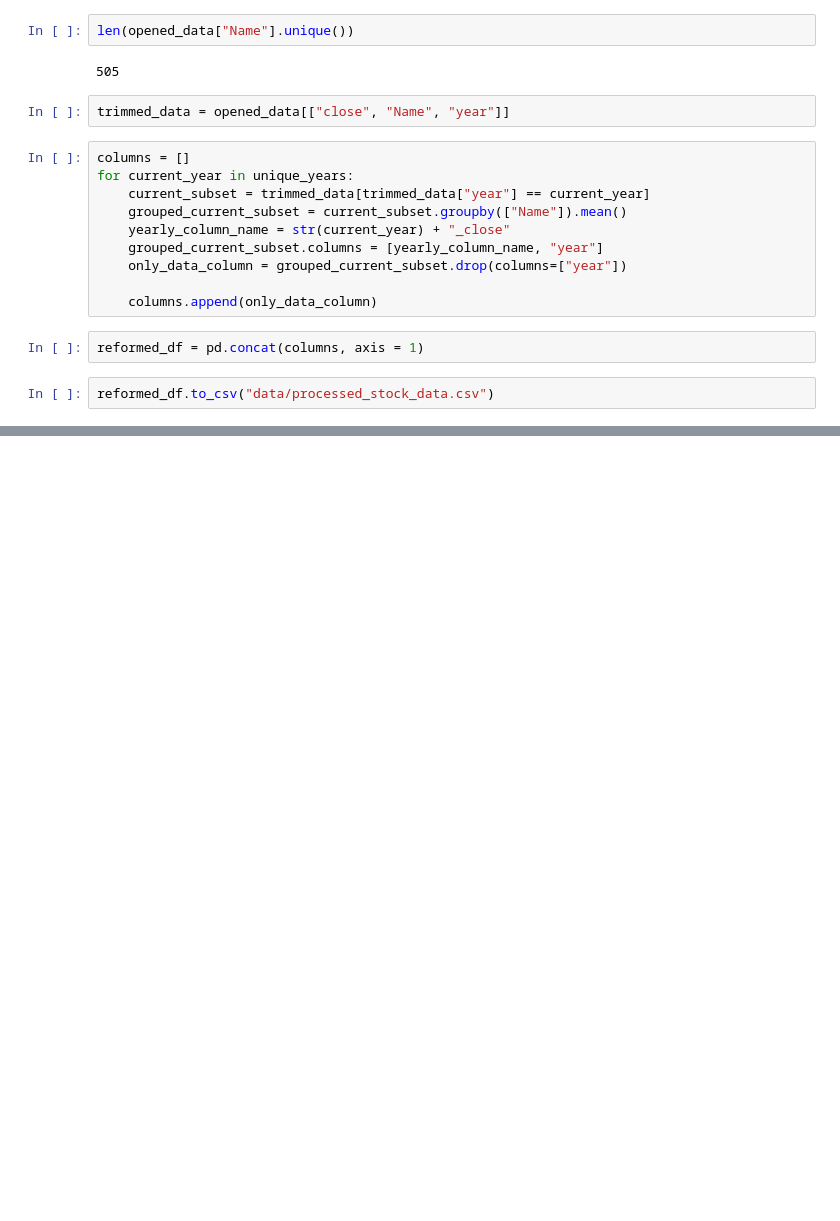
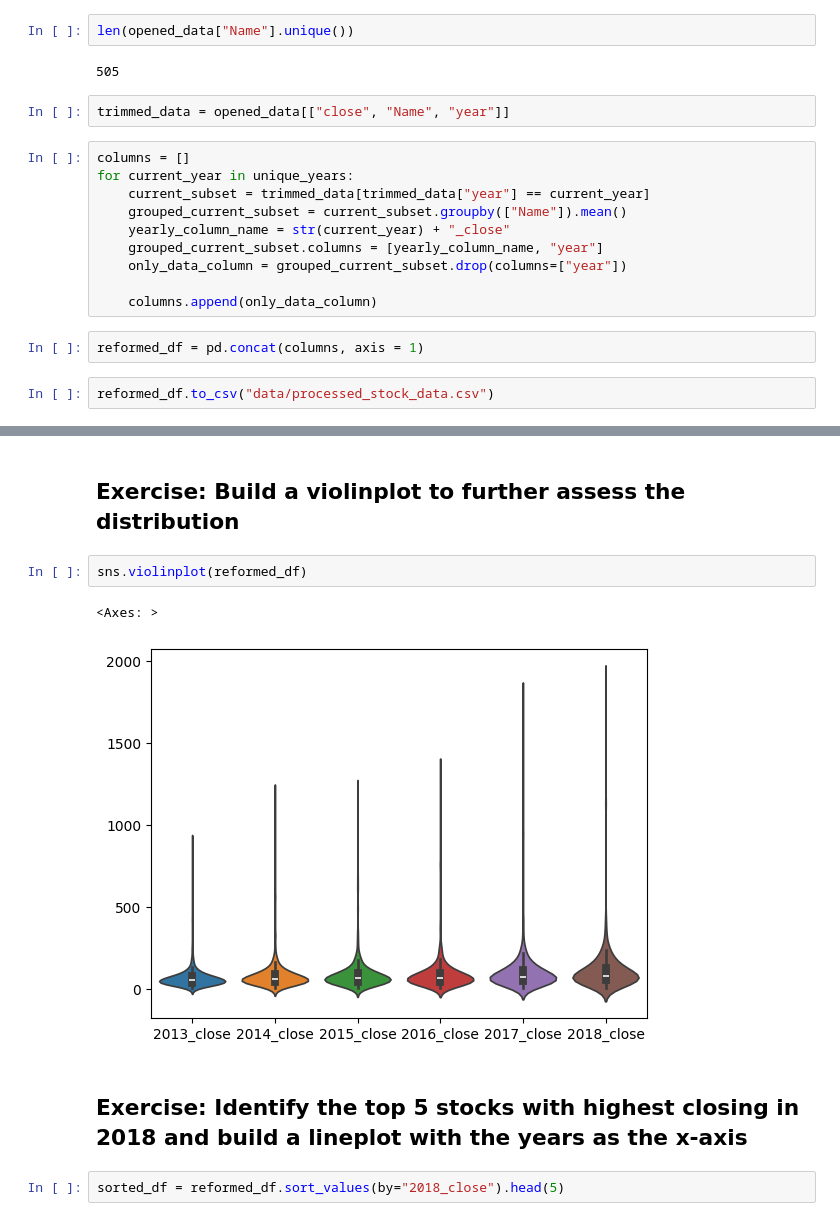
Before and after one commit to DARR97/Workshop_5_6, a Jupyter notebook: workshop_pratica.ipynb, the cells around one changed output, grey strips where cells are left out. Drawn from its saved outputs; the diff is of its cells as text; blank space fills up the shorter version.

```diff
--- a/workshop_pratica.ipynb
+++ b/workshop_pratica.ipynb
@@ -134,0 +174,11 @@ reformed_df.to_csv("data/processed_stock_data.csv")
+# %% [markdown]
+## Exercise: Build a violinplot to further assess the distribution
+# %%
+sns.violinplot(reformed_df)
+# %% [output]
+<Axes: >
+[figure, added]
+# %% [markdown]
+## Exercise: Identify the top 5 stocks with highest closing in 2018 and build a lineplot with the years as the x-axis
+# %%
+sorted_df = reformed_df.sort_values(by="2018_close").head(5)
```
Also changed, not shown: parts of 8 cells of this notebook.
